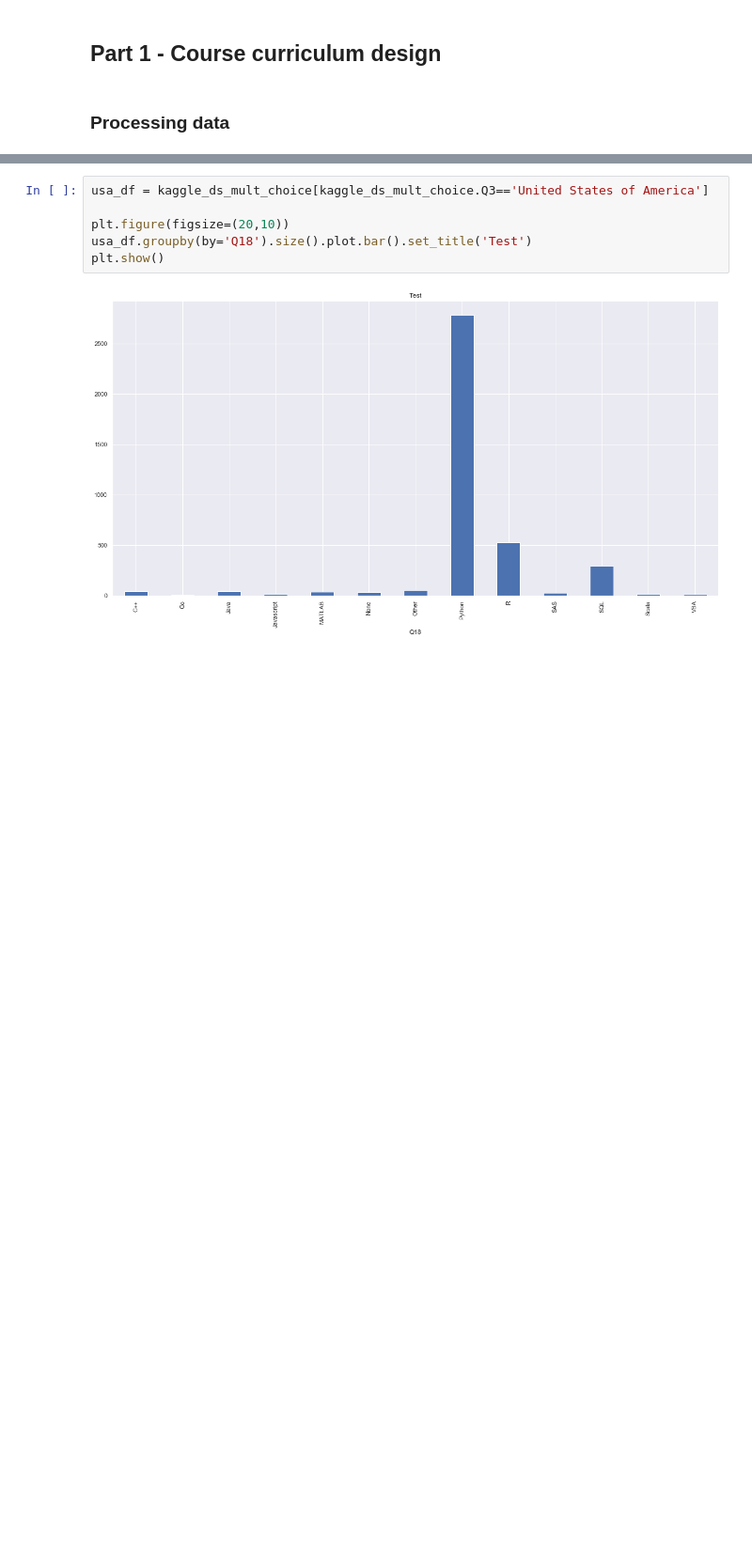
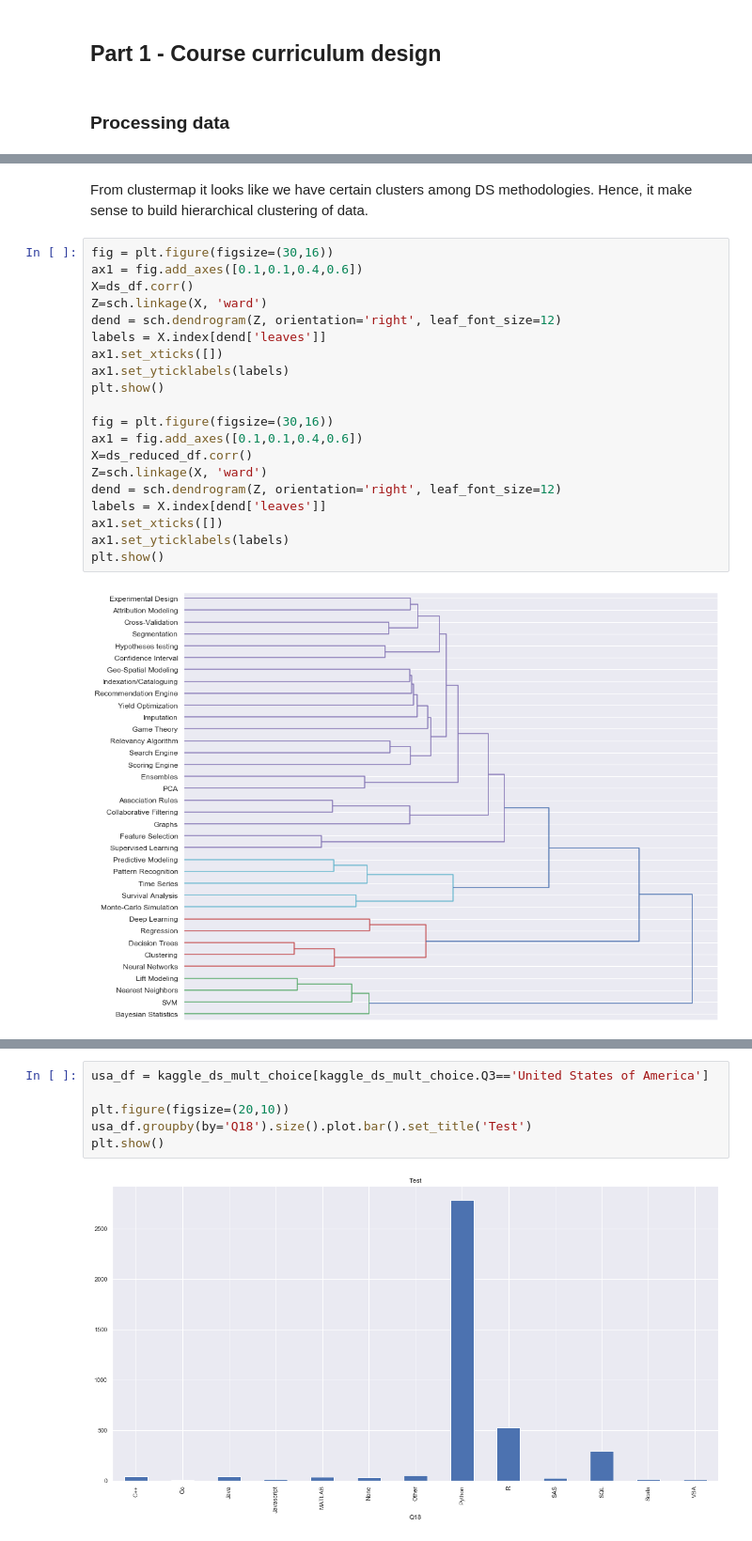
Before and after one commit to kai-wren/Intro2DS, a Jupyter notebook: Mykhaylo_Manukian_Project.ipynb, the cells around one changed output, grey strips where cells are left out. Shown at 94% size. Saved outputs shown, nothing was run; the diff lists cells and outputs as text; blank space fills up the shorter version.

```diff
--- a/Mykhaylo_Manukian_Project.ipynb
+++ b/Mykhaylo_Manukian_Project.ipynb
@@ -57,0 +262,24 @@ job_ds.head()
+# %% [markdown]
+From clustermap it looks like we have certain clusters among DS methodologies. Hence, it make sense to build hierarchical clustering of data.
+# %%
+fig = plt.figure(figsize=(30,16))
+ax1 = fig.add_axes([0.1,0.1,0.4,0.6])
+X=ds_df.corr()
+Z=sch.linkage(X, 'ward')
+dend = sch.dendrogram(Z, orientation='right', leaf_font_size=12)
+labels = X.index[dend['leaves']]
+ax1.set_xticks([])
+ax1.set_yticklabels(labels)
+plt.show()
+
+fig = plt.figure(figsize=(30,16))
+ax1 = fig.add_axes([0.1,0.1,0.4,0.6])
+X=ds_reduced_df.corr()
+Z=sch.linkage(X, 'ward')
+dend = sch.dendrogram(Z, orientation='right', leaf_font_size=12)
+labels = X.index[dend['leaves']]
+ax1.set_xticks([])
+ax1.set_yticklabels(labels)
+plt.show()
+# %% [output]
+[figure, added]
```
Also changed, not shown: parts of 30 cells of this notebook.
